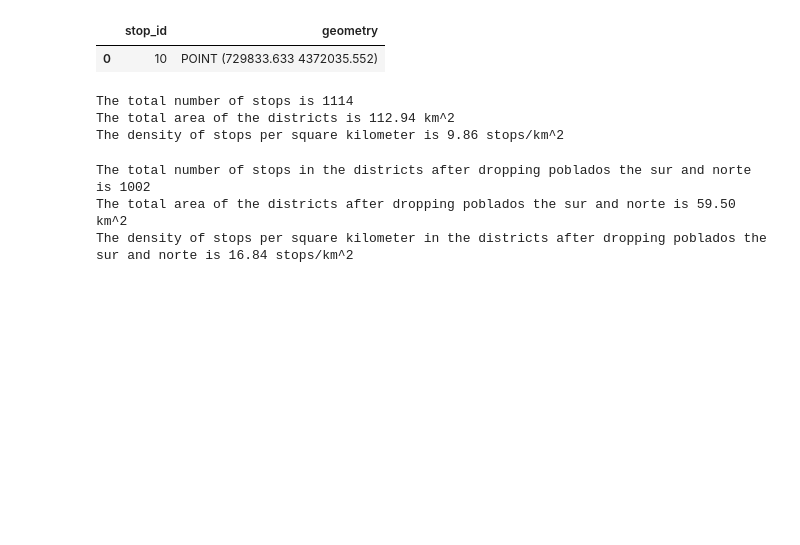
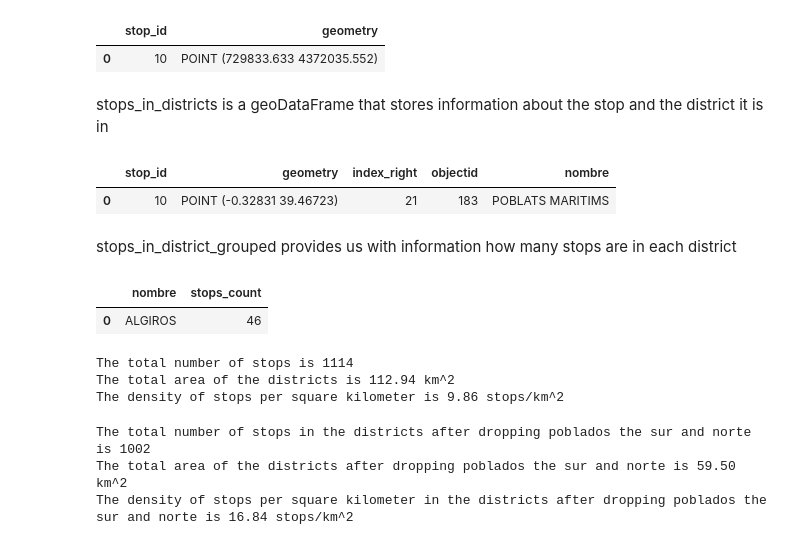
Before and after one commit to makowskitomasz/valencia-transport-analysis, a Jupyter notebook: code/google_transit_analysis.ipynb, the cells around one changed output. Drawn from its saved outputs; the diff is of its cells as text; code cells hidden in the pictures; blank space fills up the shorter version.

```diff
--- a/code/google_transit_analysis.ipynb
+++ b/code/google_transit_analysis.ipynb
@@ -121 +134,8 @@ stops_in_districts_grouped = stops_in_districts.groupby('nombre').size().reset_i
+# %% [markdown]
+stops_in_districts is a geoDataFrame that stores information about the stop and the district it is in
+# %%
+stops_in_districts.head(1)
+# %% [output]
+|  | stop_id | geometry | index_right | objectid | nombre |
+| 0 | 10 | POINT (-0.32831 39.46723) | 21 | 183 | POBLATS MARITIMS |
 # %%
@@ -129,6 +150,13 @@ districts_gdf.loc[districts_gdf['objectid'] == 167, 'surface_area'] -= albufera_
 # %%
 # Group the stops by the districts and count the stops in each district
 stops_in_districts_grouped = stops_in_districts.groupby('nombre').size().reset_index(name='stops_count')
+# %% [markdown]
+stops_in_district_grouped provides us with information how many stops are in each district
+# %%
+stops_in_districts_grouped.head(1)
+# %% [output]
+|  | nombre | stops_count |
+| 0 | ALGIROS | 46 |
 # %%
 # Count the total number of stops, total area of the districts and calculate the density of stops per square kilometer
 all_stops = stops_in_districts_grouped['stops_count'].sum()
```
Also changed, not shown: parts of 23 cells of this notebook, 1 other file.
